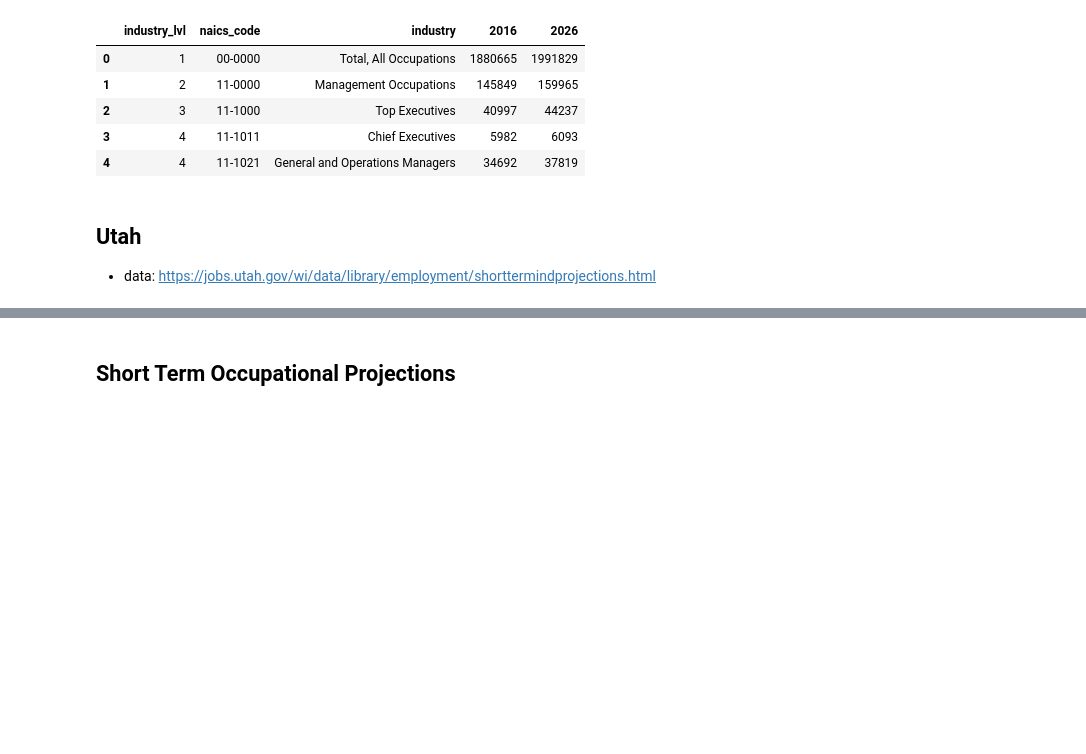
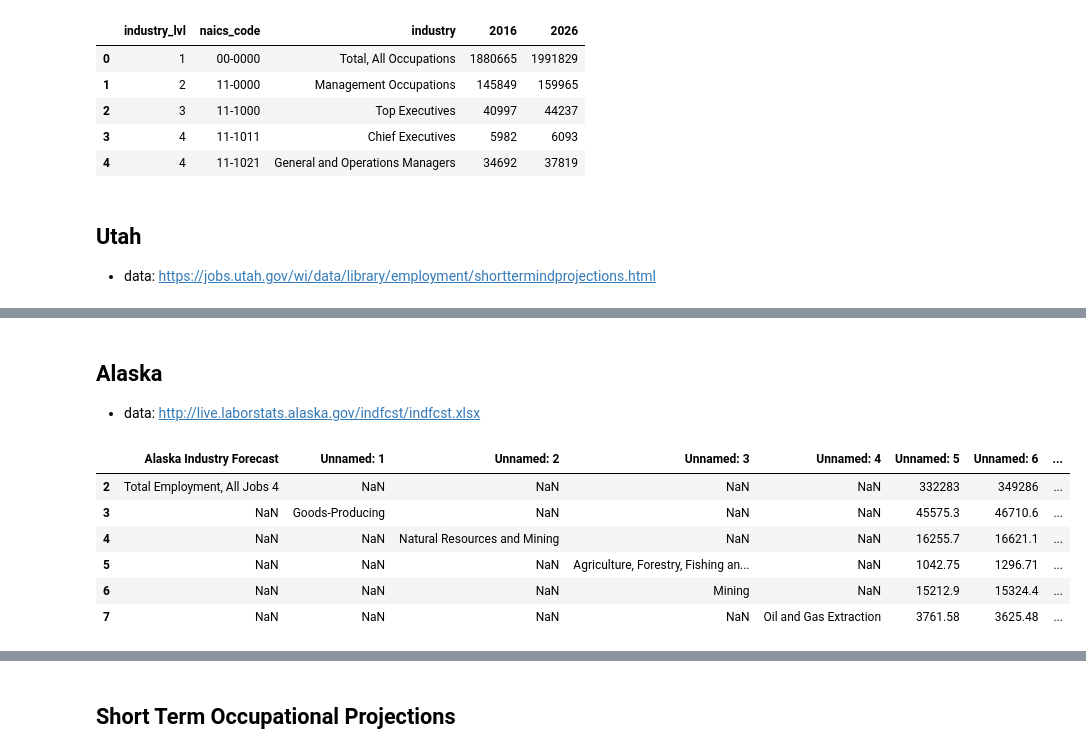
Before and after one commit to xcao38/covid19_analysis, a Jupyter notebook: data_preparing.ipynb, the cells around one changed output, grey strips where cells are left out. Drawn from its saved outputs; the diff is of its cells as text; code cells hidden in the pictures; blank space fills up the shorter version.

```diff
--- a/data_preparing.ipynb
+++ b/data_preparing.ipynb
@@ -852,0 +879,18 @@ employment = pd.read_csv(dir_,sep='\t',encoding='utf-16')
+# %% [markdown]
+## Alaska
+- data: http://live.laborstats.alaska.gov/indfcst/indfcst.xlsx
+# %%
+dir_ = os.path.join(os.getcwd(),"data/ak_employment.xlsx")
+employment = pd.read_excel(dir_,sheet_name=0).dropna(axis=1, how="all").dropna(axis=0,how="all")
+# %%
+employment = employment.iloc[2:55,]
+# %%
+employment.head(6)
+# %% [output]
+|  | Alaska Industry Forecast | Unnamed: 1 | Unnamed: 2 | Unnamed: 3 | Unnamed: 4 | Unnamed: 5 | Unnamed: 6 | ... |
+| 2 | Total Employment, All Jobs 4 | NaN | NaN | NaN | NaN | 332283 | 349286 | ... |
+| 3 | NaN | Goods-Producing | NaN | NaN | NaN | 45575.3 | 46710.6 | ... |
+| 4 | NaN | NaN | Natural Resources and Mining | NaN | NaN | 16255.7 | 16621.1 | ... |
+| 5 | NaN | NaN | NaN | Agriculture, Forestry, Fishing an... | NaN | 1042.75 | 1296.71 | ... |
+| 6 | NaN | NaN | NaN | Mining | NaN | 15212.9 | 15324.4 | ... |
+| 7 | NaN | NaN | NaN | NaN | Oil and Gas Extraction | 3761.58 | 3625.48 | ... |
```
Also changed, not shown: parts of 101 cells of this notebook, 1 other file.
